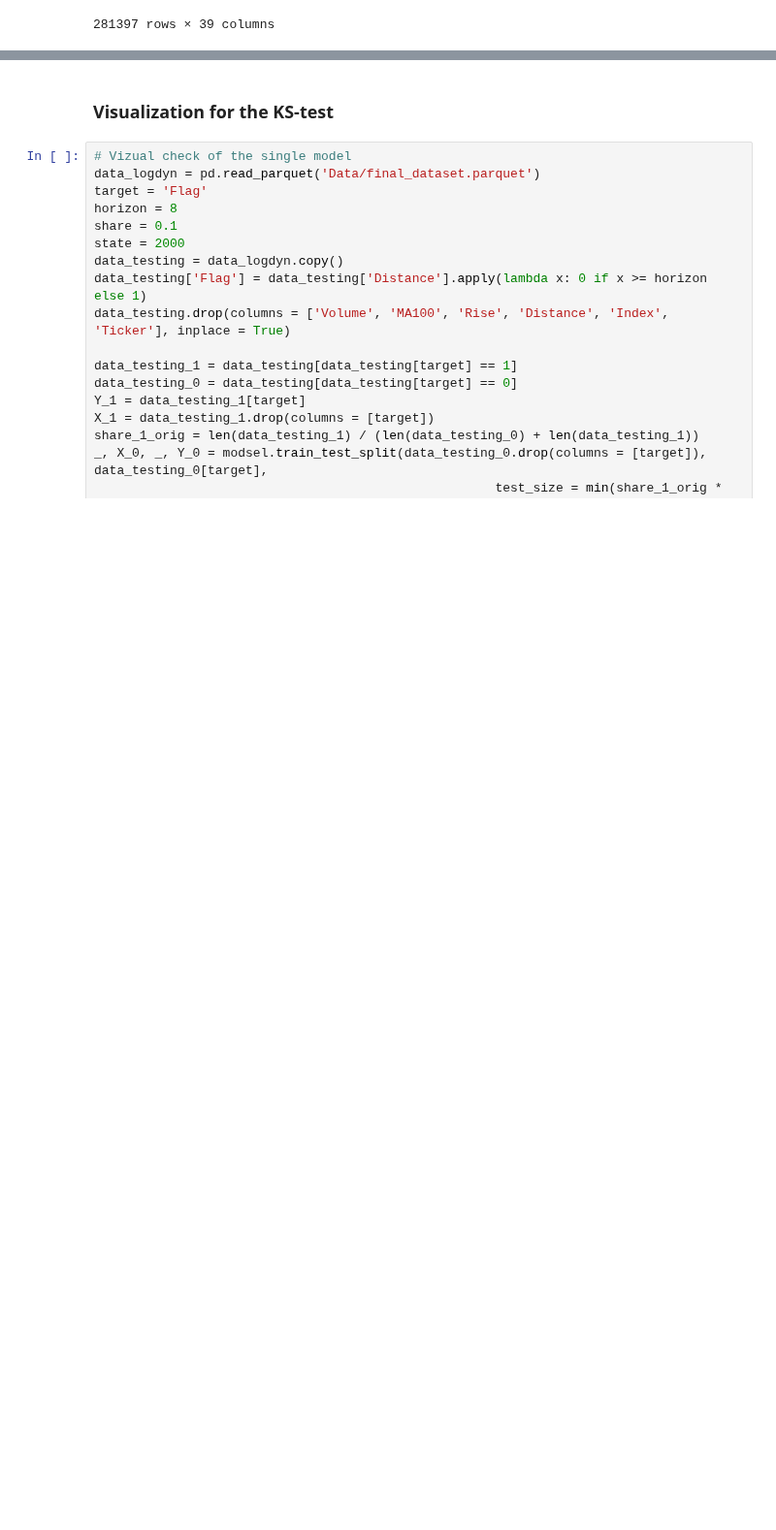
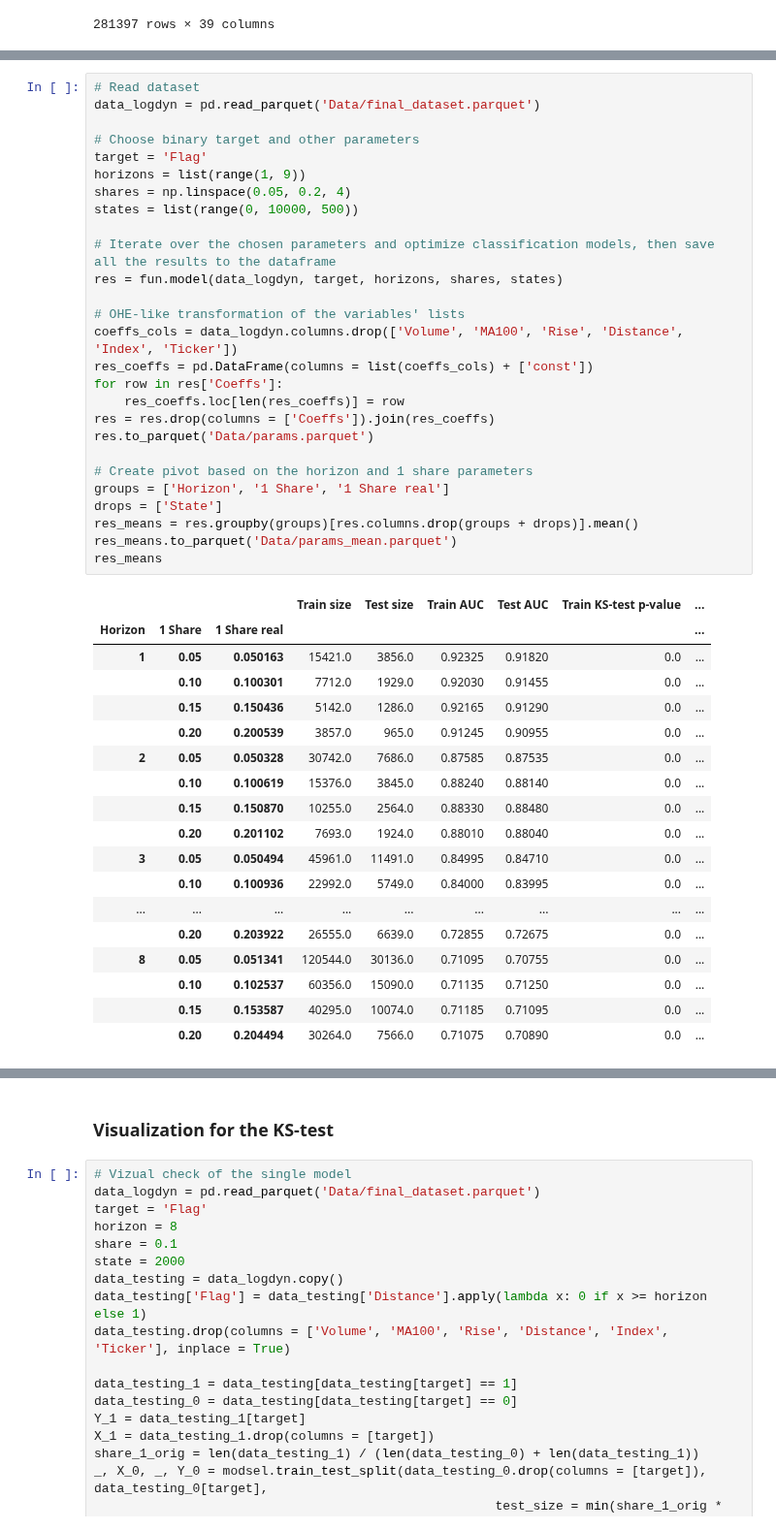
Before and after one commit to lebedevaale/early_warning_model, a Jupyter notebook: modelling.ipynb, the cells around one changed output, grey strips where cells are left out. Shown at 97% size. Cells and saved outputs as stored; diff of their text form; blank space fills up the shorter version.

```diff
--- a/modelling.ipynb
+++ b/modelling.ipynb
@@ -146,2 +74,48 @@ res_means
+# %%
+# Read dataset
+data_logdyn = pd.read_parquet('Data/final_dataset.parquet')
+
+# Choose binary target and other parameters
+target = 'Flag'
+horizons = list(range(1, 9))
+shares = np.linspace(0.05, 0.2, 4)
+states = list(range(0, 10000, 500))
+
+# Iterate over the chosen parameters and optimize classification models, then save all the results to the dataframe
+res = fun.model(data_logdyn, target, horizons, shares, states)
+
+# OHE-like transformation of the variables' lists
+coeffs_cols = data_logdyn.columns.drop(['Volume', 'MA100', 'Rise', 'Distance', 'Index', 'Ticker'])
+res_coeffs = pd.DataFrame(columns = list(coeffs_cols) + ['const'])
+for row in res['Coeffs']:
+    res_coeffs.loc[len(res_coeffs)] = row
+res = res.drop(columns = ['Coeffs']).join(res_coeffs)
+res.to_parquet('Data/params.parquet')
+
+# Create pivot based on the horizon and 1 share parameters
+groups = ['Horizon', '1 Share', '1 Share real']
+drops = ['State']
+res_means = res.groupby(groups)[res.columns.drop(groups + drops)].mean()
+res_means.to_parquet('Data/params_mean.parquet')
+res_means
+# %% [output]
+|  |  |  | Train size | Test size | Train AUC | Test AUC | Train KS-test p-value | ... |
+| Horizon | 1 Share | 1 Share real |  |  |  |  |  | ... |
+| 1 | 0.05 | 0.050163 | 15421.0 | 3856.0 | 0.92325 | 0.91820 | 0.0 | ... |
+|  | 0.10 | 0.100301 | 7712.0 | 1929.0 | 0.92030 | 0.91455 | 0.0 | ... |
+|  | 0.15 | 0.150436 | 5142.0 | 1286.0 | 0.92165 | 0.91290 | 0.0 | ... |
+|  | 0.20 | 0.200539 | 3857.0 | 965.0 | 0.91245 | 0.90955 | 0.0 | ... |
+| 2 | 0.05 | 0.050328 | 30742.0 | 7686.0 | 0.87585 | 0.87535 | 0.0 | ... |
+|  | 0.10 | 0.100619 | 15376.0 | 3845.0 | 0.88240 | 0.88140 | 0.0 | ... |
+|  | 0.15 | 0.150870 | 10255.0 | 2564.0 | 0.88330 | 0.88480 | 0.0 | ... |
+|  | 0.20 | 0.201102 | 7693.0 | 1924.0 | 0.88010 | 0.88040 | 0.0 | ... |
+| 3 | 0.05 | 0.050494 | 45961.0 | 11491.0 | 0.84995 | 0.84710 | 0.0 | ... |
+|  | 0.10 | 0.100936 | 22992.0 | 5749.0 | 0.84000 | 0.83995 | 0.0 | ... |
+| ... | ... | ... | ... | ... | ... | ... | ... | ... |
+|  | 0.20 | 0.203922 | 26555.0 | 6639.0 | 0.72855 | 0.72675 | 0.0 | ... |
+| 8 | 0.05 | 0.051341 | 120544.0 | 30136.0 | 0.71095 | 0.70755 | 0.0 | ... |
+|  | 0.10 | 0.102537 | 60356.0 | 15090.0 | 0.71135 | 0.71250 | 0.0 | ... |
+|  | 0.15 | 0.153587 | 40295.0 | 10074.0 | 0.71185 | 0.71095 | 0.0 | ... |
+|  | 0.20 | 0.204494 | 30264.0 | 7566.0 | 0.71075 | 0.70890 | 0.0 | ... |
 # %%
 # Get mean metrics for all of the columns to understand what variables are actually used in the final models
```
Also changed, not shown: parts of 10 cells of this notebook, 4 other files.
